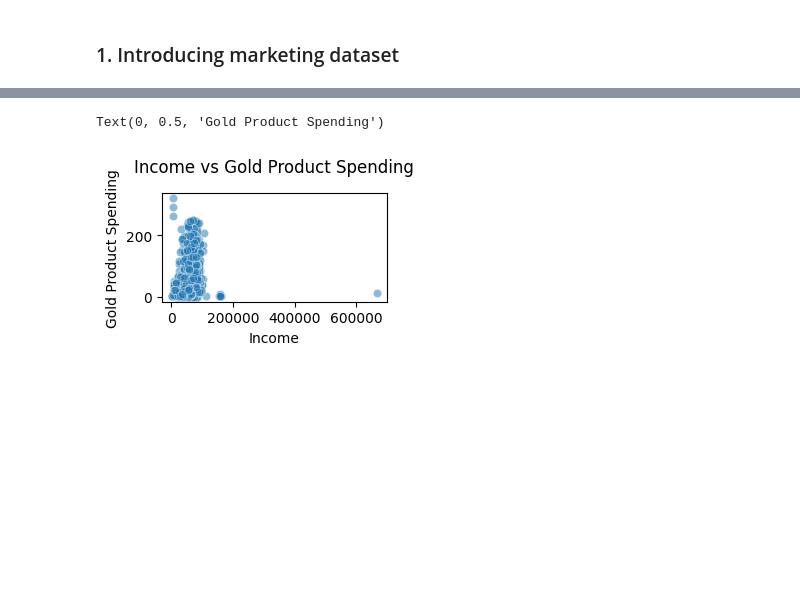
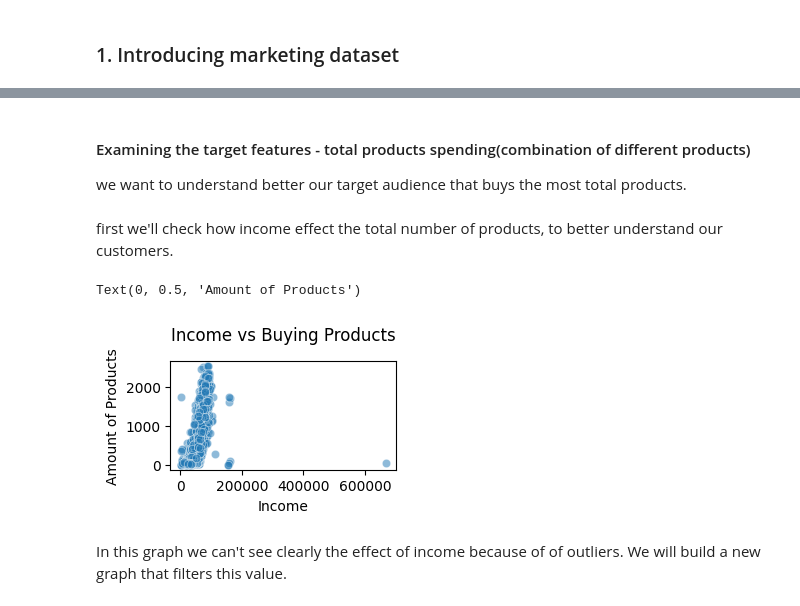
Before and after one commit to GodErlich/TDS-project, a Jupyter notebook: analysis.ipynb, the cells around one changed output, grey strips where cells are left out. Saved outputs shown, nothing was run; the diff lists cells and outputs as text; code cells hidden in the pictures; blank space fills up the shorter version.

```diff
--- a/analysis.ipynb
+++ b/analysis.ipynb
@@ -23,7 +23,12 @@ warnings.filterwarnings("ignore")
 ### 1. Introducing marketing dataset
 # %%
 dtf = pd.read_csv("./data/marketing_campaign.csv", index_col=0, delimiter='\t')
-cols = ['Year_Birth','Education','Marital_Status','Income',	'Kidhome','Teenhome','Dt_Customer',	'Recency','MntWines','MntFruits','MntMeatProducts','MntFishProducts','MntSweetProducts','MntGoldProds',	'NumDealsPurchases'	,'NumWebPurchases',	'NumCatalogPurchases','NumStorePurchases', 'NumWebVisitsMonth','AcceptedCmp3','AcceptedCmp4','AcceptedCmp5','AcceptedCmp1', 'AcceptedCmp2', 'Complain']
+cols = ['Year_Birth','Education','Marital_Status','Income',	'Kidhome','Teenhome','Dt_Customer',	'Recency', 'TotalMntProducts','NumDealsPurchases'	,'NumWebPurchases',	'NumCatalogPurchases','NumStorePurchases', 'NumWebVisitsMonth','AcceptedCmp3','AcceptedCmp4','AcceptedCmp5','AcceptedCmp1', 'AcceptedCmp2', 'Complain']
+total_products = ['MntWines','MntFruits','MntMeatProducts','MntFishProducts','MntSweetProducts','MntGoldProds']
+# summing the total products:
+dtf['TotalMntProducts'] = dtf[total_products].sum(axis=1)
+# remove total products:
+dtf = dtf.drop(total_products, axis=1)
 dtf = dtf[cols]
 dtf.head()
 # %% [output]
@@ -60,9 +79,16 @@ dtf.MntGoldProds.hist()
+# %% [markdown]
+#### Examining the target features - total products spending(combination of different products)
+we want to understand better our target audience that buys the most total products.
+# %% [markdown]
+first we'll check how income effect the total number of products, to better understand our customers.
 # %%
 plt.subplot(3, 2, 1)
-sns.scatterplot(data=dtf, x='Income', y='MntGoldProds', alpha=0.5)
-plt.title('Income vs Gold Product Spending', fontsize=12, pad=15)
+sns.scatterplot(data=dtf, x='Income', y='TotalMntProducts', alpha=0.5)
+plt.title('Income vs Buying Products', fontsize=12, pad=15)
 plt.xlabel('Income')
-plt.ylabel('Gold Product Spending')
+plt.ylabel('Amount of Products')
 # %% [output]
-Text(0, 0.5, 'Gold Product Spending')
+Text(0, 0.5, 'Amount of Products')
-[figure, old version]
+[figure, new version]
+# %% [markdown]
+In this graph we can't see clearly the effect of income because of of outliers. We will build a new graph that filters this value.
```
Also changed, not shown: parts of 29 cells of this notebook.
